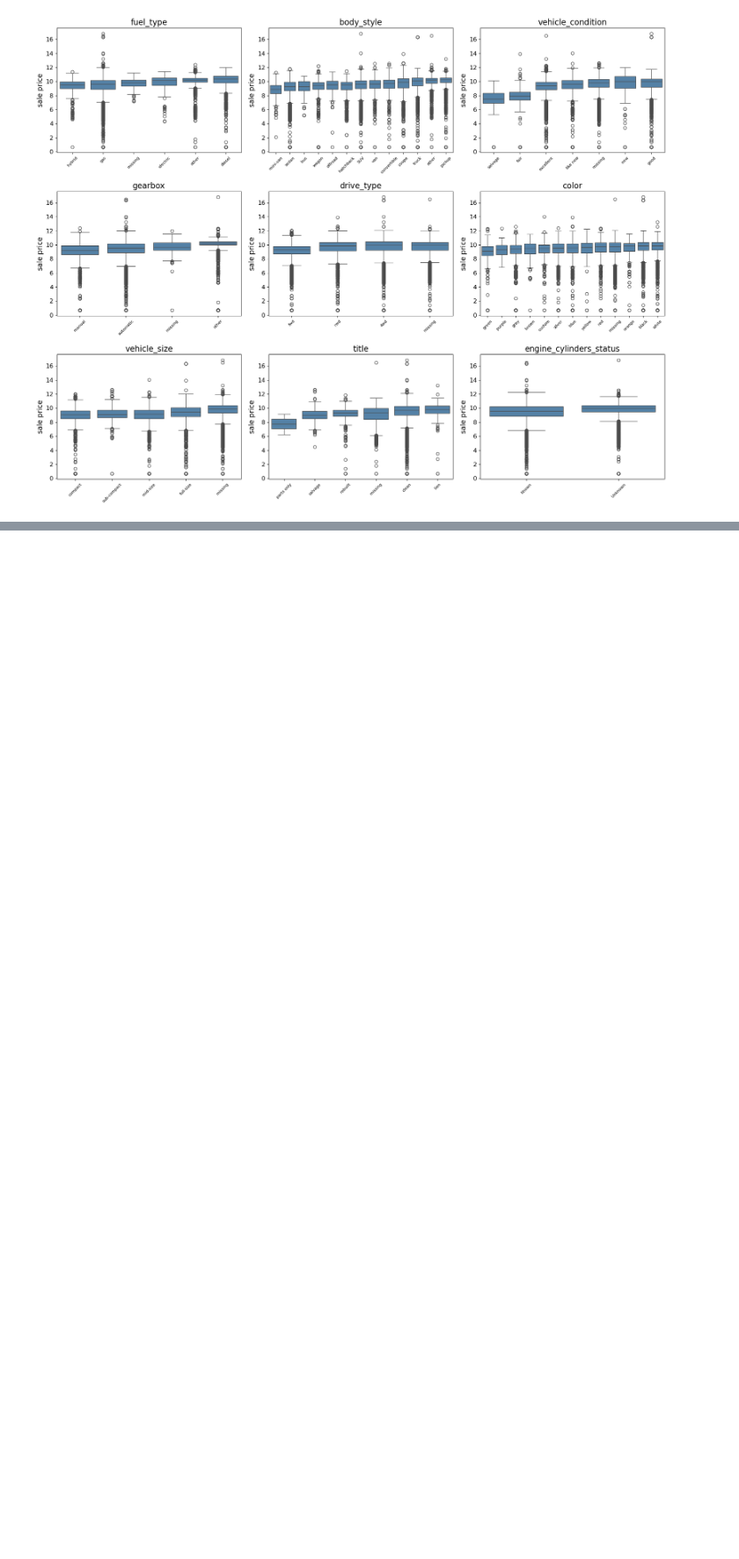
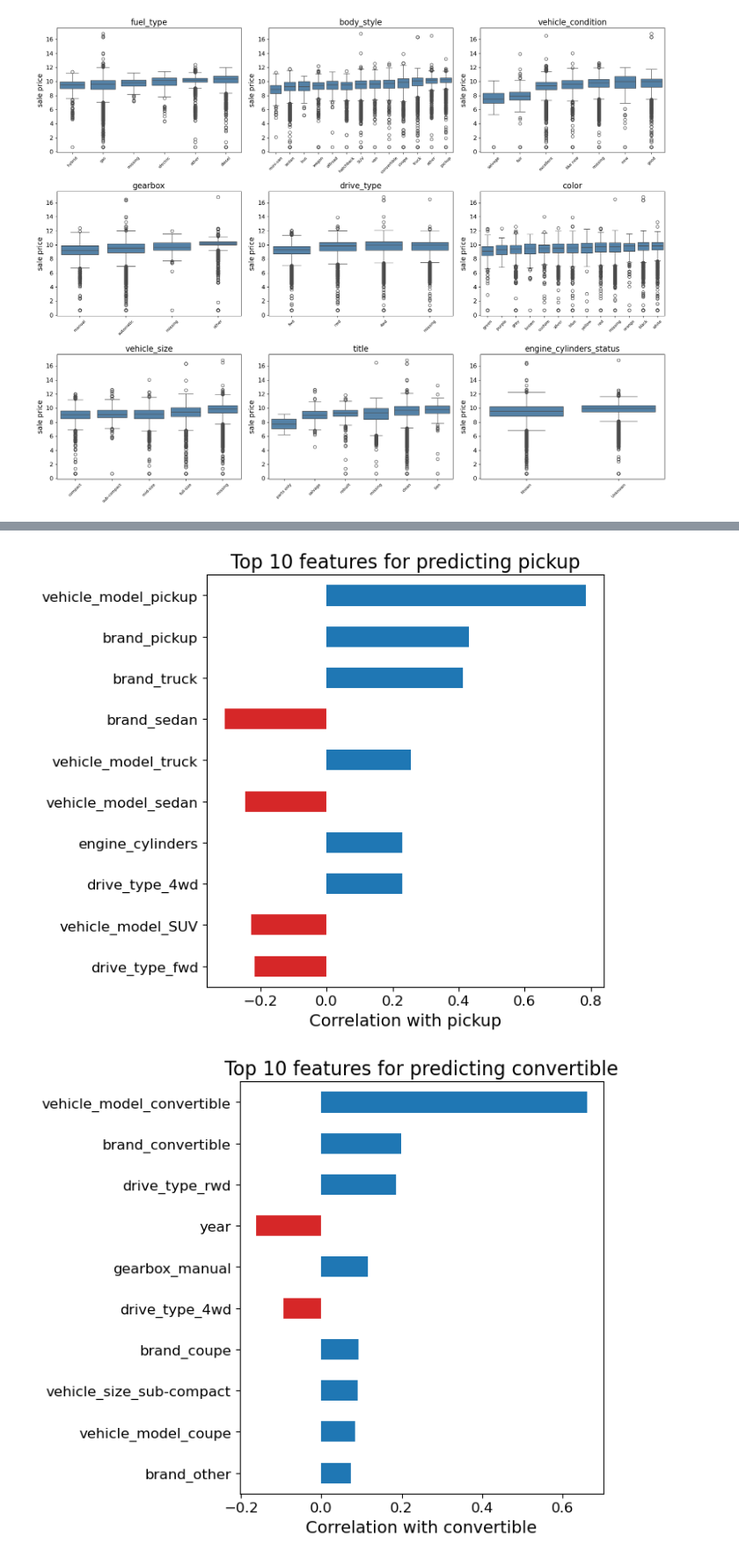
Before and after one commit to DavidVuk2000/machine-learning-2627-assignment, a Jupyter notebook: juul_scrapjupyter.ipynb, the cells around one changed output, grey strips where cells are left out. Shown at 88% size. Saved outputs shown, nothing was run; the diff lists cells and outputs as text; code cells hidden in the pictures; blank space fills up the shorter version.

```diff
--- a/juul_scrapjupyter.ipynb
+++ b/juul_scrapjupyter.ipynb
@@ -439,0 +528,14 @@ plt.savefig("Figures/correlation_matrix_numerical_after.png")
+# %%
+target_corr = {}
+
+for category in y.unique():
+
+    y_binary = (y == category).astype(int)
+
+    target_corr[category] = (
+        enc_df.corrwith(y_binary)
+        .sort_values(key=abs, ascending=False)
+    )
+
+    print(f"\nTop 10 features for {category}:")
+    print(target_corr[category].head(10))
@@ -439,0 +560,22 @@ plt.savefig("Figures/correlation_matrix_numerical_after.png")
+# %%
+for category in y.unique():
+
+    top = target_corr[category].head(10)[::-1]
+
+    plt.figure(figsize=(7, 6))
+
+    top.plot.barh(
+        color=[
+            "tab:red" if v < 0 else "tab:blue"
+            for v in top
+        ]
+    )
+
+    plt.xlabel(f"Correlation with {category}")
+    plt.title(f"Top 10 features for predicting {category}")
+
+    plt.tight_layout()
+    plt.show()
+# %% [output]
+[figure, added]
+[figure, added]
```
Also changed, not shown: parts of 11 cells of this notebook, 13 other files.
